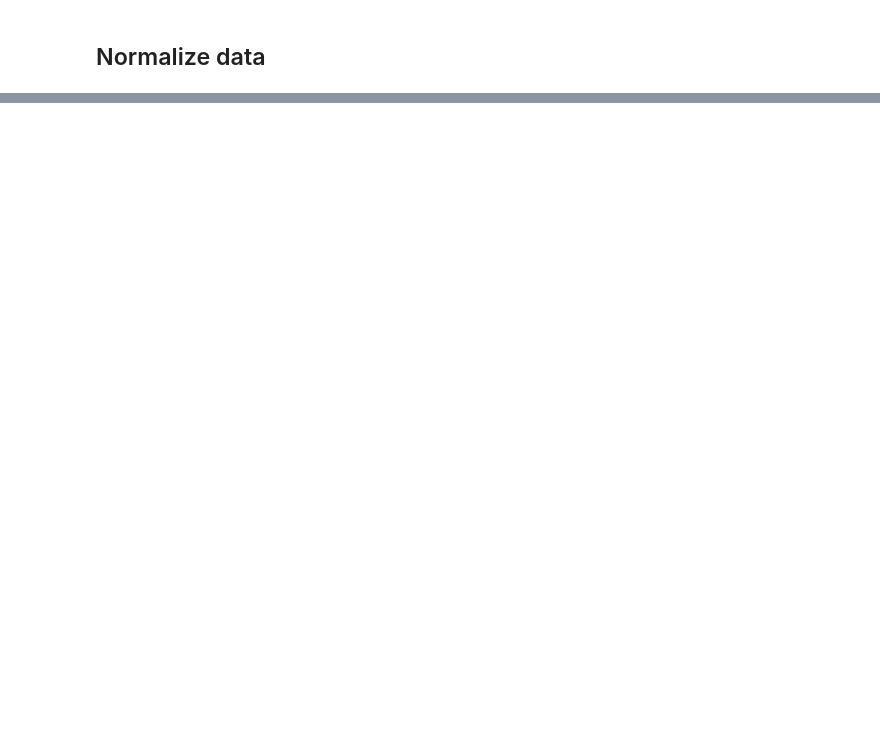
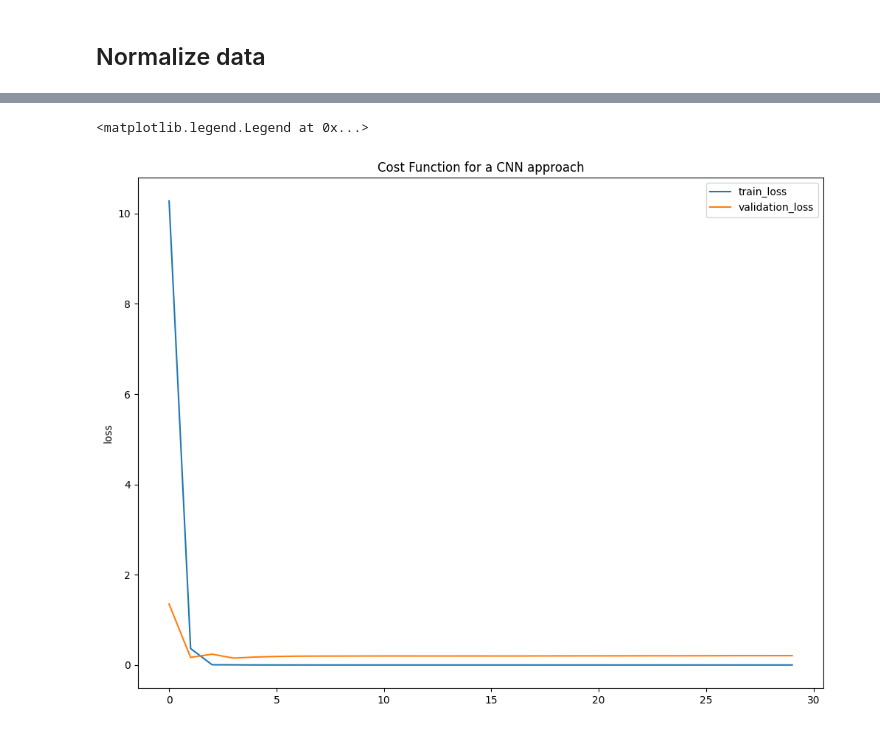
Before and after one commit to itsjustdannyb/Image-Classification, a Jupyter notebook: dog_breed_classifier.ipynb, the cells around one changed output, grey strips where cells are left out. Saved outputs shown, nothing was run; the diff lists cells and outputs as text; code cells hidden in the pictures; blank space fills up the shorter version.

```diff
--- a/dog_breed_classifier.ipynb
+++ b/dog_breed_classifier.ipynb
@@ -51,0 +206,21 @@ X_scaled = X / 225
+# %%
+
+cnn_model = Sequential([
+    Conv2D(filters = 32, kernel_size = (3, 3), activation = 'relu', input_shape = (125, 125, 3)),
+    Conv2D(filters = 64, kernel_size = (3, 3), activation = 'relu'),
+    Conv2D(filters = 128, kernel_size = (3, 3), activation = 'relu'),
+    Flatten(),
+    Dense(units = 10, activation = 'softmax')
+
+], name="cnn_approach")
+# %%
+optimizer = tf.keras.optimizers.Adam()
+loss = tf.keras.losses.CategoricalCrossentropy()
+
+cnn_model.compile(
+    optimizer = optimizer,
+    loss = loss,
+    metrics = ['accuracy']
+)
+# %%
+cnn_model.fit(X_train, y_train, epochs = 30, validation_data = (X_val, y_val))
@@ -51,0 +299,4 @@ X_scaled = X / 225
+# %%
+cnn_history = cnn_model.history.history
+cnn_history = pd.DataFrame(cnn_history)
+cnn_history
@@ -51,0 +321,9 @@ X_scaled = X / 225
+# %%
+plt.figure(figsize=(12,9))
+sns.lineplot(cnn_history['loss'], label = "train_loss")
+sns.lineplot(cnn_history['val_loss'], label = "validation_loss")
+plt.title("Cost Function for a CNN approach")
+plt.legend()
+# %% [output]
+<matplotlib.legend.Legend at 0x...>
+[figure, added]
```
Also changed, not shown: parts of 23 cells of this notebook.
